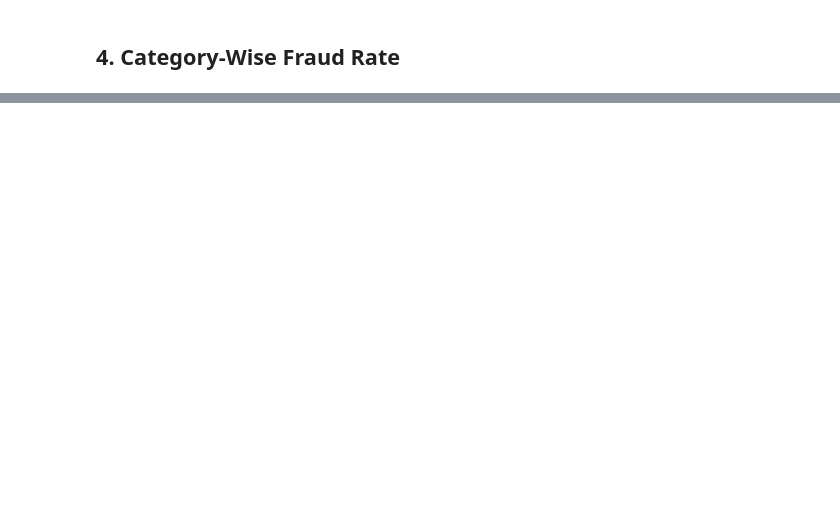
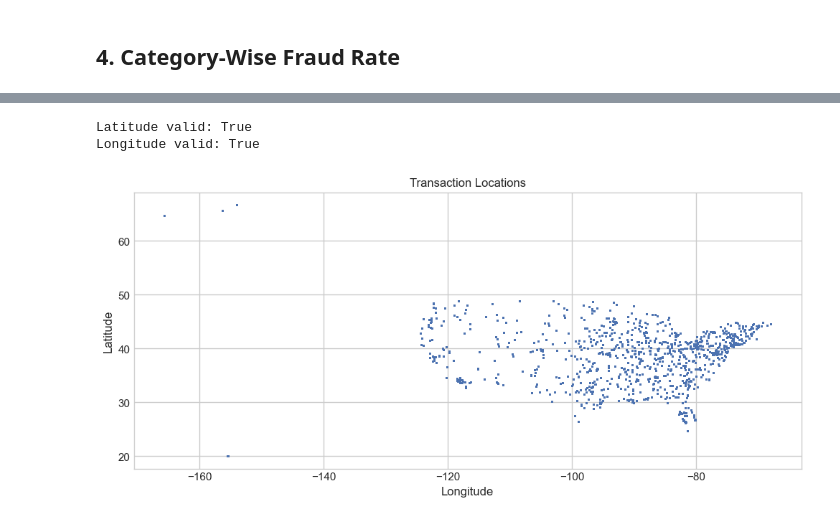
Before and after one commit to krishnagupta7171/Sentinel-risk-engine, a Jupyter notebook: notebooks/notebook1_eda.ipynb, the cells around one changed output, grey strips where cells are left out. Saved outputs shown, nothing was run; the diff lists cells and outputs as text; code cells hidden in the pictures; blank space fills up the shorter version.

```diff
--- a/notebooks/notebook1_eda.ipynb
+++ b/notebooks/notebook1_eda.ipynb
@@ -86,0 +161,17 @@ plt.show()
+# %%
+coords = ["lat", "long", "merch_lat", "merch_long"]
+
+df[coords].describe().loc[["min", "mean", "max"]]
+
+print("Latitude valid:", df["lat"].between(-90, 90).all() and df["merch_lat"].between(-90, 90).all())
+print("Longitude valid:", df["long"].between(-180, 180).all() and df["merch_long"].between(-180, 180).all())
+
+plt.scatter(df["long"], df["lat"], s=1)
+plt.xlabel("Longitude")
+plt.ylabel("Latitude")
+plt.title("Transaction Locations")
+plt.show()
+# %% [output]
+Latitude valid: True
+Longitude valid: True
+[figure, added]
```
Also changed, not shown: parts of 25 cells of this notebook.
